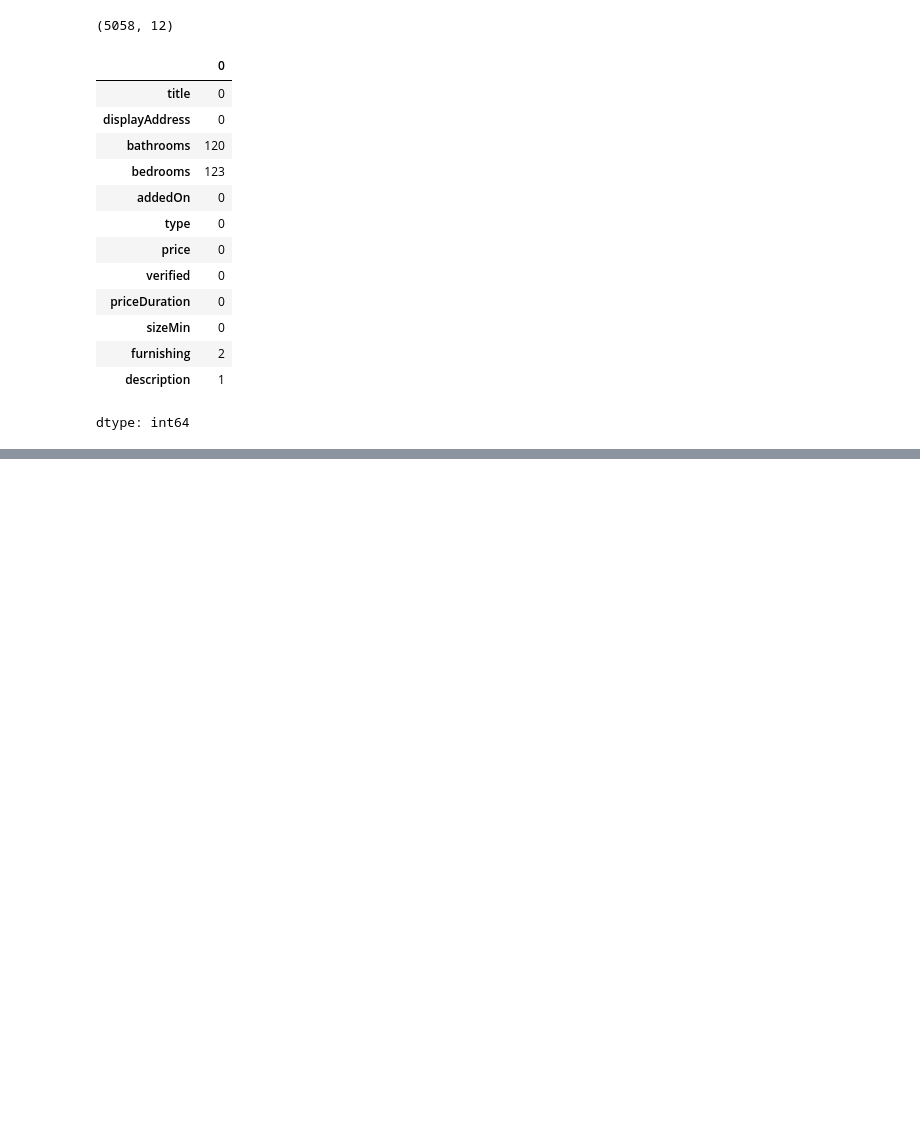
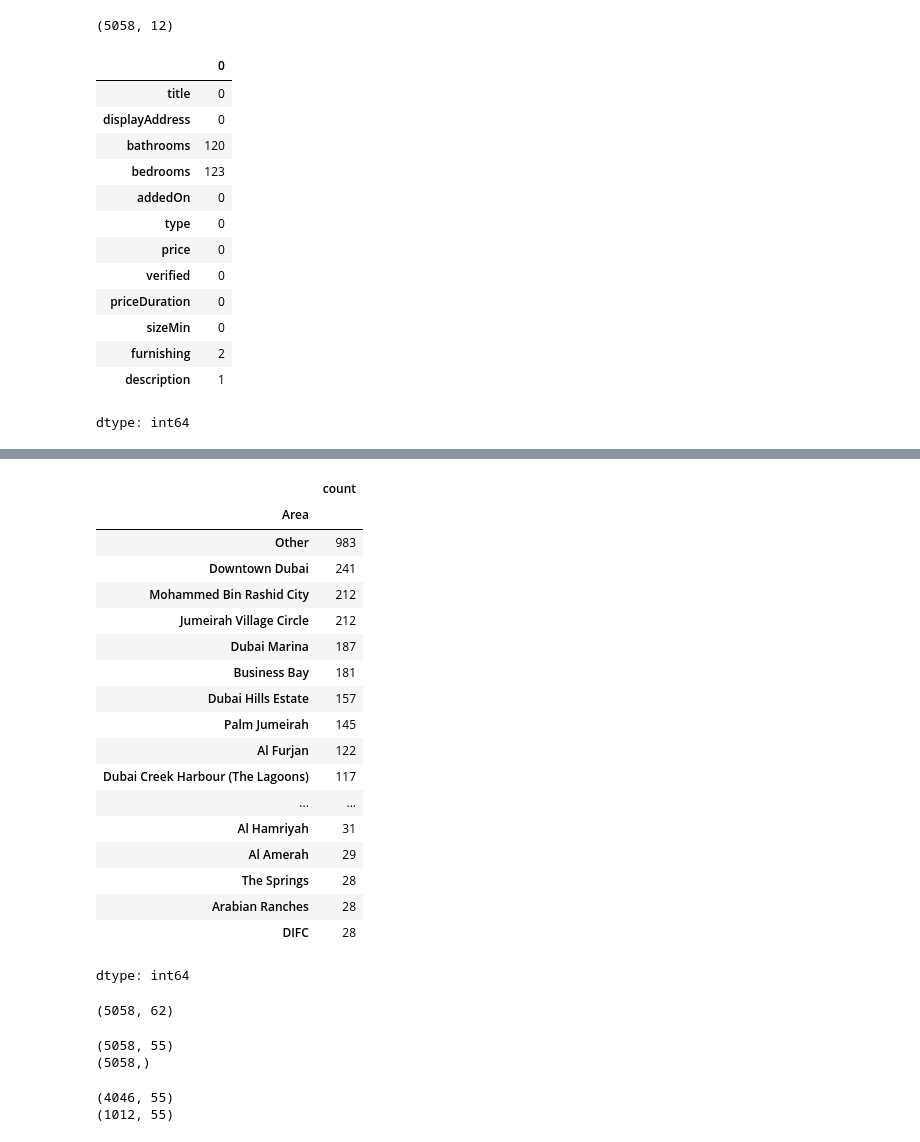
Before and after one commit to obaid147/uae-house-price-prediction, a Jupyter notebook: uae_house_price_prediction.ipynb, the cells around one changed output, grey strips where cells are left out. Saved outputs shown, nothing was run; the diff lists cells and outputs as text; code cells hidden in the pictures; blank space fills up the shorter version.

```diff
--- a/uae_house_price_prediction.ipynb
+++ b/uae_house_price_prediction.ipynb
@@ -33,0 +151,66 @@ dtype: int64
+# %%
+# keep the top N most common areas, and group everything else into "Other"
+# 190 is too many to one hot encode directly
+top_areas = df['Area'].value_counts().nlargest(50).index
+df['Area'] = df['displayAddress'].str.split(',').str[-2].str.strip()
+df['Area'] = df['Area'].where(df['Area'].isin(top_areas), 'Other')
+df['Area'].value_counts()
+
+# nlargest(20)  grabs the 20 most frequent areas
+# where(...) keeps those 20 area names as-is, replaces everything else with "Other"
+# Other" is now 983 (~19%), reasonable, with 50 real named areas carrying most of the signal.
+# %% [output]
+|  | count |
+| Area |  |
+| Other | 983 |
+| Downtown Dubai | 241 |
+| Mohammed Bin Rashid City | 212 |
+| Jumeirah Village Circle | 212 |
+| Dubai Marina | 187 |
+| Business Bay | 181 |
+| Dubai Hills Estate | 157 |
+| Palm Jumeirah | 145 |
+| Al Furjan | 122 |
+| Dubai Creek Harbour (The Lagoons) | 117 |
+| ... | ... |
+| Al Hamriyah | 31 |
+| Al Amerah | 29 |
+| The Springs | 28 |
+| Arabian Ranches | 28 |
+| DIFC | 28 |
+dtype: int64
+# %%
+# one-hot encode Area, type, and furnishing
+df = pd.get_dummies(df, columns=['Area', 'type', 'furnishing'], drop_first=True)
+print(df.shape)
+# %% [output]
+(5058, 62)
+# %%
+# drop the columns we don't need for modeling and set up X/y
+df = df.drop(columns=['title', 'displayAddress', 'addedOn', 'verified', 'priceDuration', 'description'])
+
+X = df.drop(columns=['price'])
+y = df['price']
+
+print(X.shape)
+print(y.shape)
+
+"""
+title, description — free text, not usable as-is
+displayAddress — already extracted into Area, no longer needed
+addedOn — listing date, not relevant to price prediction
+verified, priceDuration — not useful signals (priceDuration is probably all "sell" anyway)
+""";
+# %% [output]
+(5058, 55)
+(5058,)
+# %%
+# train/test split
+from sklearn.model_selection import train_test_split
+X_train, X_test, y_train, y_test = train_test_split(X, y, test_size=0.2, random_state=42)
+
+print(X_train.shape)
+print(X_test.shape)
+# %% [output]
+(4046, 55)
+(1012, 55)
```
Also changed, not shown: parts of 12 cells of this notebook.
